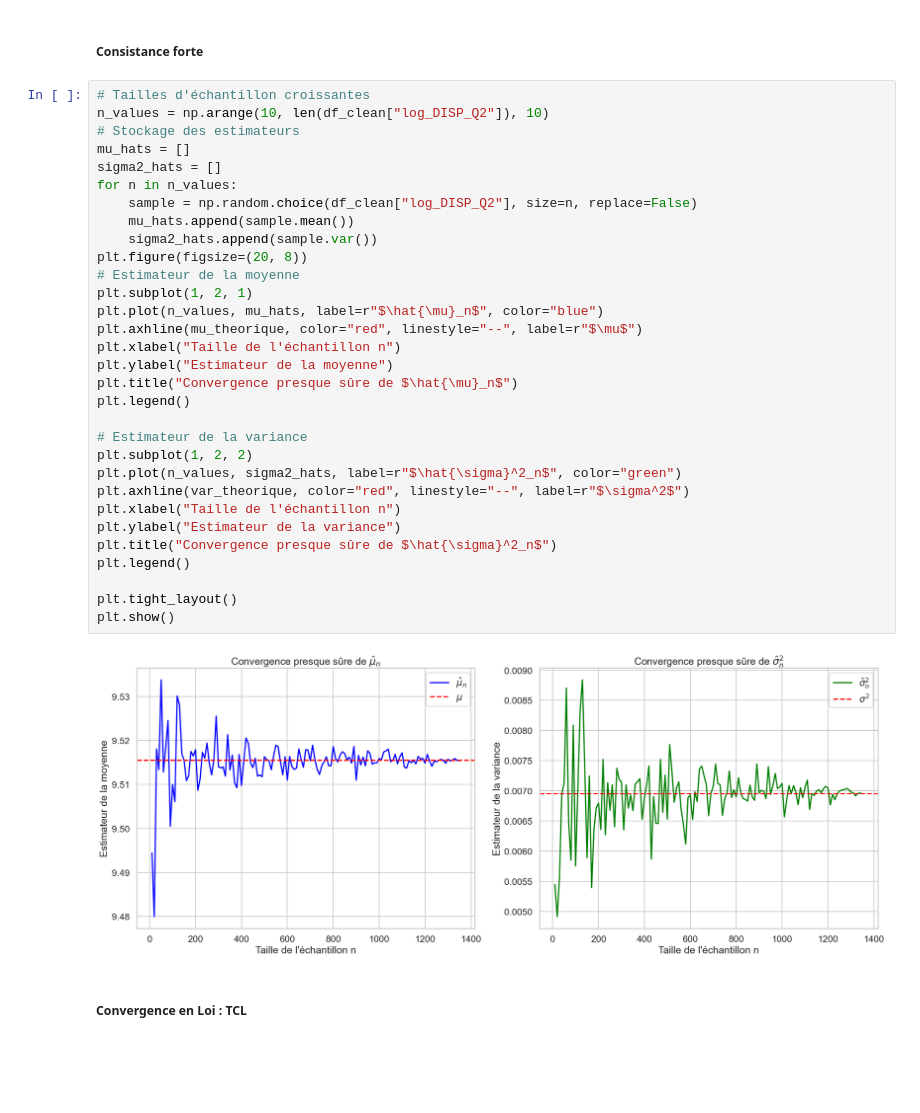
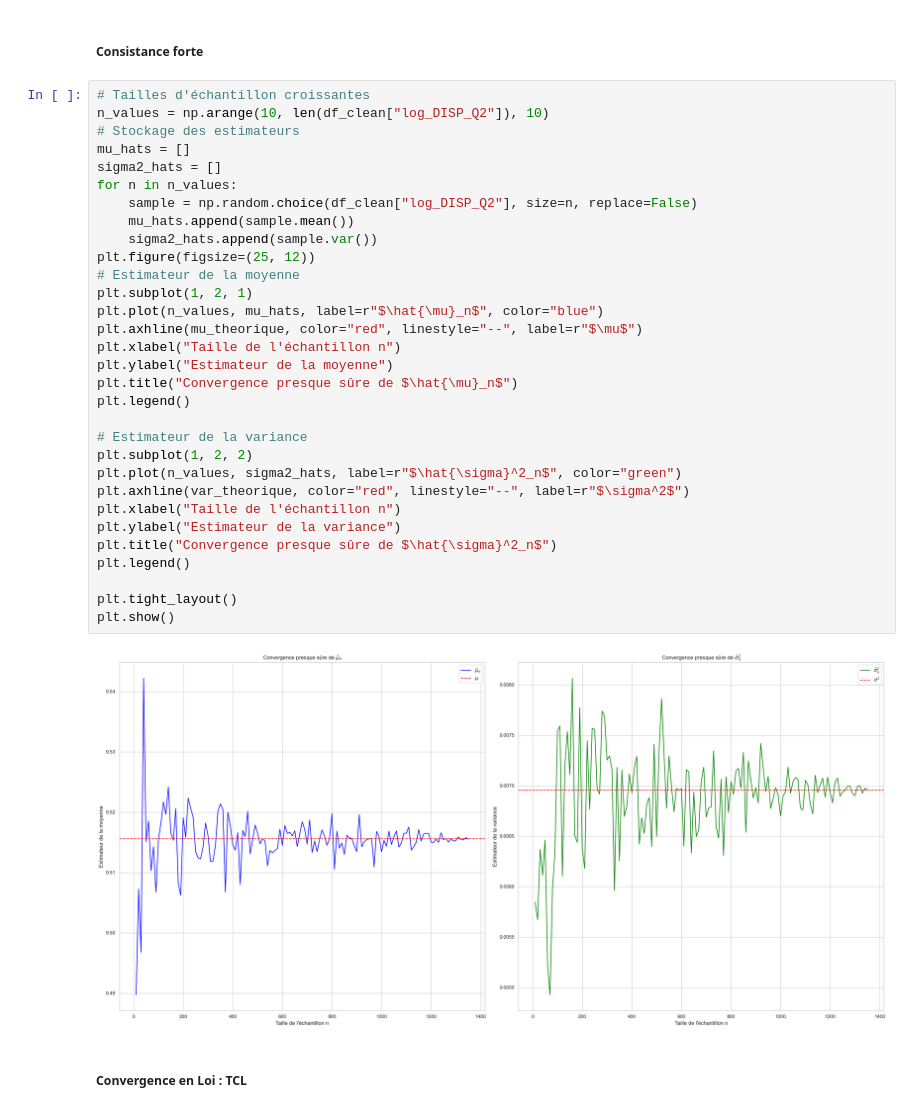
Before and after one commit to Azetaka/projet-statistique, a Jupyter notebook: Script.ipynb, the cells around one changed output. Cells and saved outputs as stored; diff of their text form; blank space fills up the shorter version.

```diff
--- a/Script.ipynb
+++ b/Script.ipynb
@@ -239,35 +239,35 @@ EQM de l'estimateur EMV de la variance : 0.00000
 # Tailles d'échantillon croissantes
 n_values = np.arange(10, len(df_clean["log_DISP_Q2"]), 10)
 # Stockage des estimateurs
 mu_hats = []
 sigma2_hats = []
 for n in n_values:
     sample = np.random.choice(df_clean["log_DISP_Q2"], size=n, replace=False)
     mu_hats.append(sample.mean())
     sigma2_hats.append(sample.var())
-plt.figure(figsize=(20, 8))
+plt.figure(figsize=(25, 12))
 # Estimateur de la moyenne
 plt.subplot(1, 2, 1)
 plt.plot(n_values, mu_hats, label=r"$\hat{\mu}_n$", color="blue")
 plt.axhline(mu_theorique, color="red", linestyle="--", label=r"$\mu$")
 plt.xlabel("Taille de l'échantillon n")
 plt.ylabel("Estimateur de la moyenne")
 plt.title("Convergence presque sûre de $\hat{\mu}_n$")
 plt.legend()
 
 # Estimateur de la variance
 plt.subplot(1, 2, 2)
 plt.plot(n_values, sigma2_hats, label=r"$\hat{\sigma}^2_n$", color="green")
 plt.axhline(var_theorique, color="red", linestyle="--", label=r"$\sigma^2$")
 plt.xlabel("Taille de l'échantillon n")
 plt.ylabel("Estimateur de la variance")
 plt.title("Convergence presque sûre de $\hat{\sigma}^2_n$")
 plt.legend()
 
 plt.tight_layout()
 plt.show()
 # %% [output]
-[figure, old version]
+[figure, new version]
 # %% [markdown]
 ##### Convergence en Loi : TCL
 # %%
```
Also changed, not shown: parts of 1 cell of this notebook.
